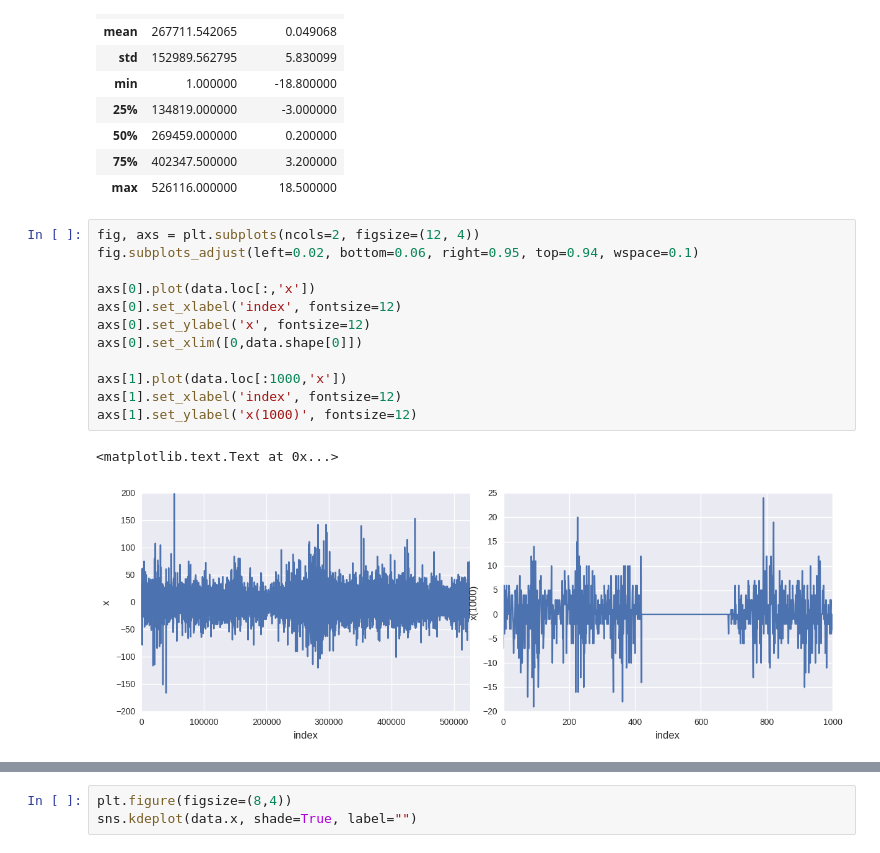
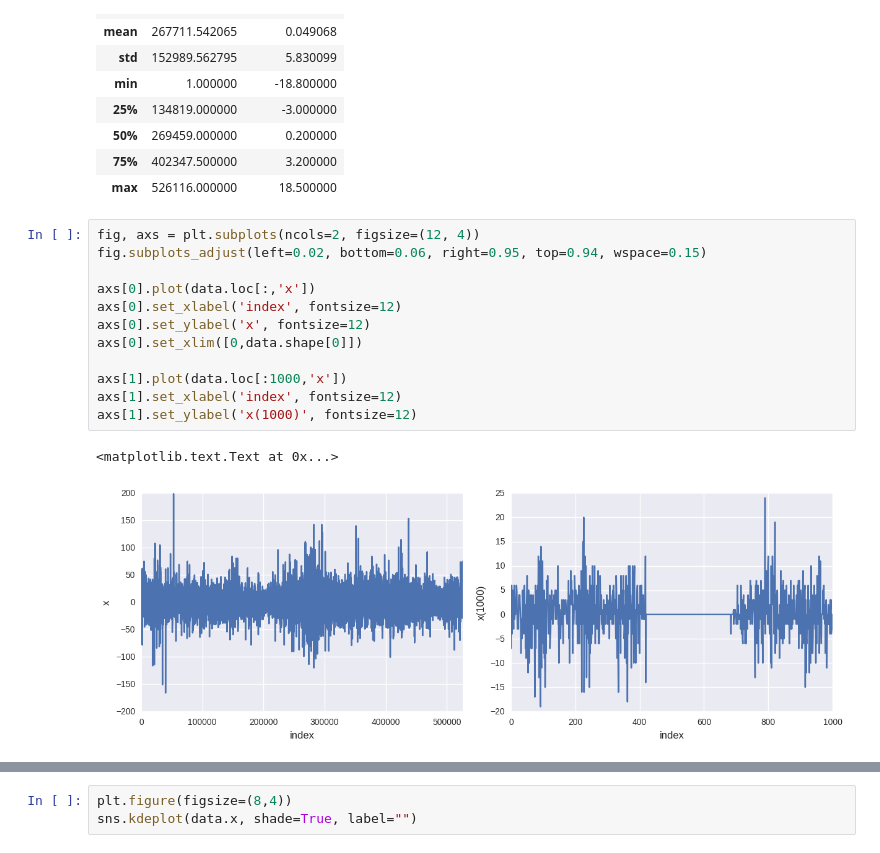
Before and after one commit to m-rahimi/Machine_learning_Python, a Jupyter notebook: ActiveCampaign/Untitled.ipynb, the cells around one changed output, grey strips where cells are left out. Saved outputs shown, nothing was run; the diff lists cells and outputs as text.

```diff
--- a/ActiveCampaign/Untitled.ipynb
+++ b/ActiveCampaign/Untitled.ipynb
@@ -68,16 +80,16 @@ data[(data.x <= np.percentile(data.x, 99)) & (data.x >= np.percentile(data.x, 1)
 | max | 526116.000000 | 18.500000 |
 # %%
 fig, axs = plt.subplots(ncols=2, figsize=(12, 4))
-fig.subplots_adjust(left=0.02, bottom=0.06, right=0.95, top=0.94, wspace=0.1)
+fig.subplots_adjust(left=0.02, bottom=0.06, right=0.95, top=0.94, wspace=0.15)
 
 axs[0].plot(data.loc[:,'x'])
 axs[0].set_xlabel('index', fontsize=12)
 axs[0].set_ylabel('x', fontsize=12)
 axs[0].set_xlim([0,data.shape[0]])
 
 axs[1].plot(data.loc[:1000,'x'])
 axs[1].set_xlabel('index', fontsize=12)
 axs[1].set_ylabel('x(1000)', fontsize=12)
 # %% [output]
 <matplotlib.text.Text at 0x...>
-[figure, old version]
+[figure, new version]
```
Also changed, not shown: parts of 18 cells of this notebook.
